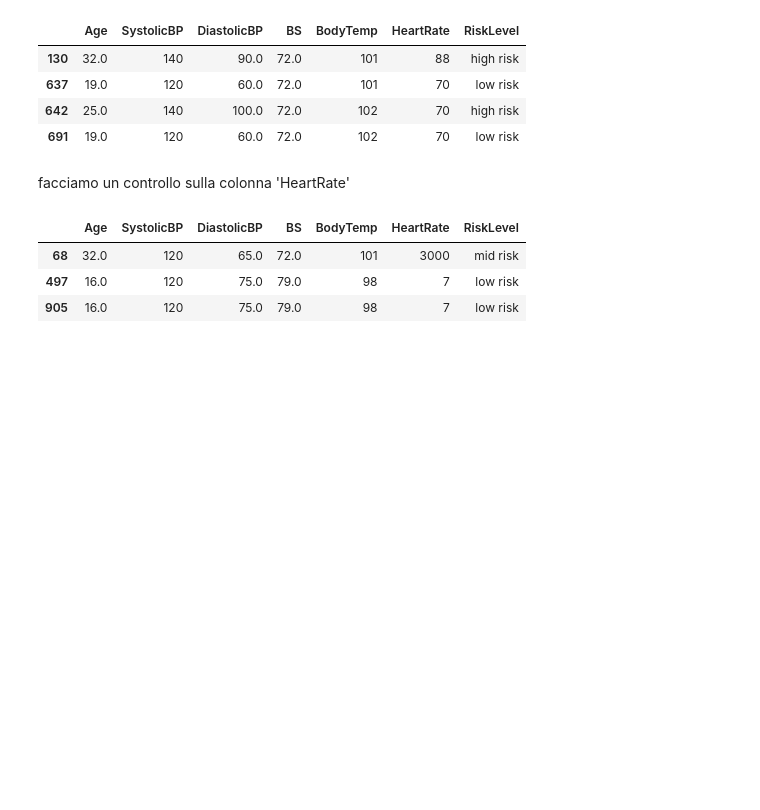
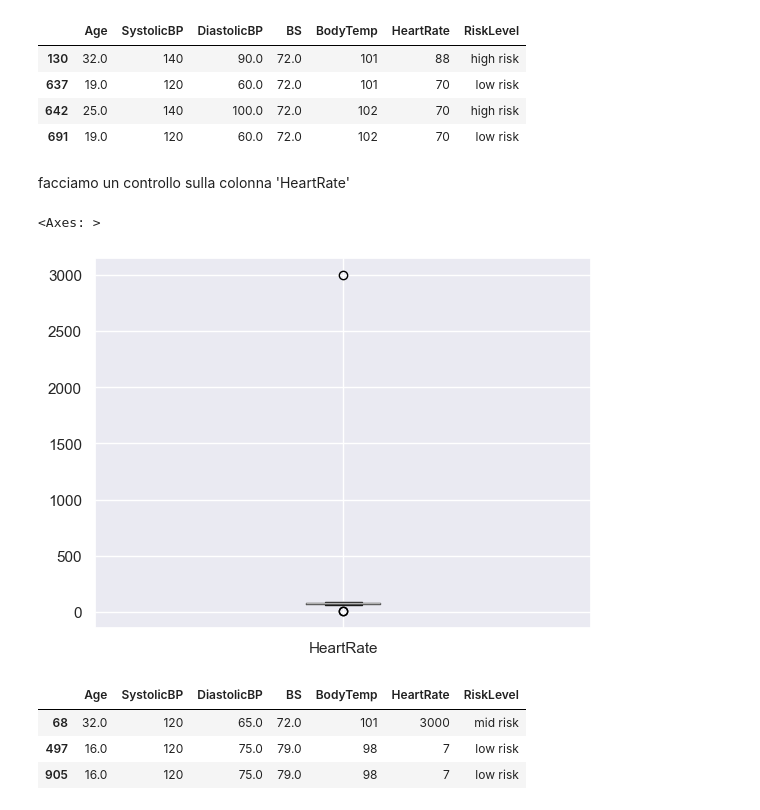
Before and after one commit to danlerr/Fondamenti-del-machine-learning, a Jupyter notebook: step2.ipynb, the cells around one changed output. Drawn from its saved outputs; the diff is of its cells as text; code cells hidden in the pictures; blank space fills up the shorter version.

```diff
--- a/step2.ipynb
+++ b/step2.ipynb
@@ -279,6 +295,11 @@ training.iloc[[130,637,642,691]]
 | 691 | 19.0 | 120 | 60.0 | 72.0 | 102 | 70 | low risk |
 # %% [markdown]
 facciamo un controllo sulla colonna 'HeartRate'
+# %%
+training.boxplot('HeartRate')
+# %% [output]
+<Axes: >
+[figure, added]
 # %%
 training[(training['HeartRate'] > 200) | (training['HeartRate'] < 30)]
 # %% [output]
```
Also changed, not shown: parts of 25 cells of this notebook, 1 other file.
